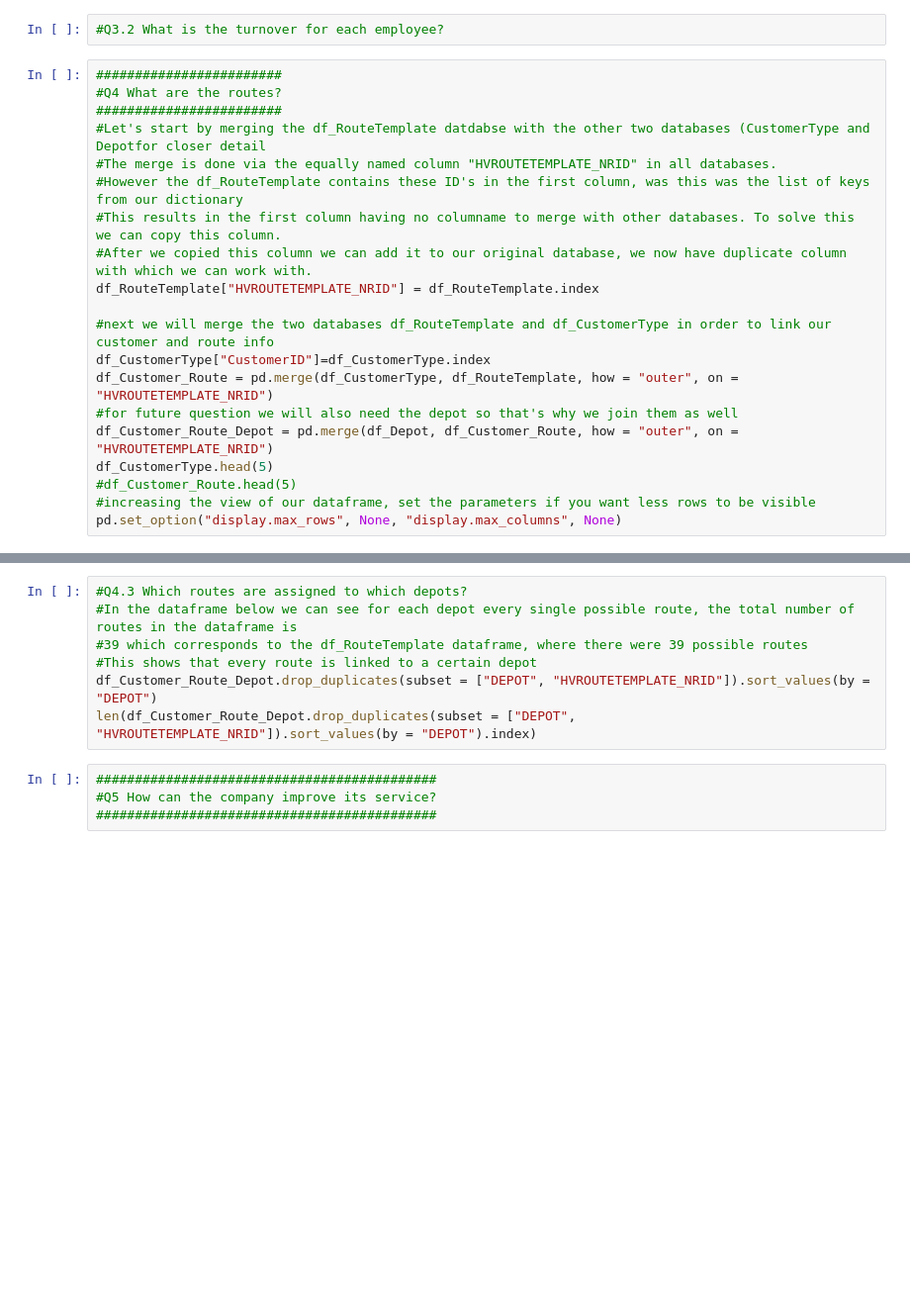
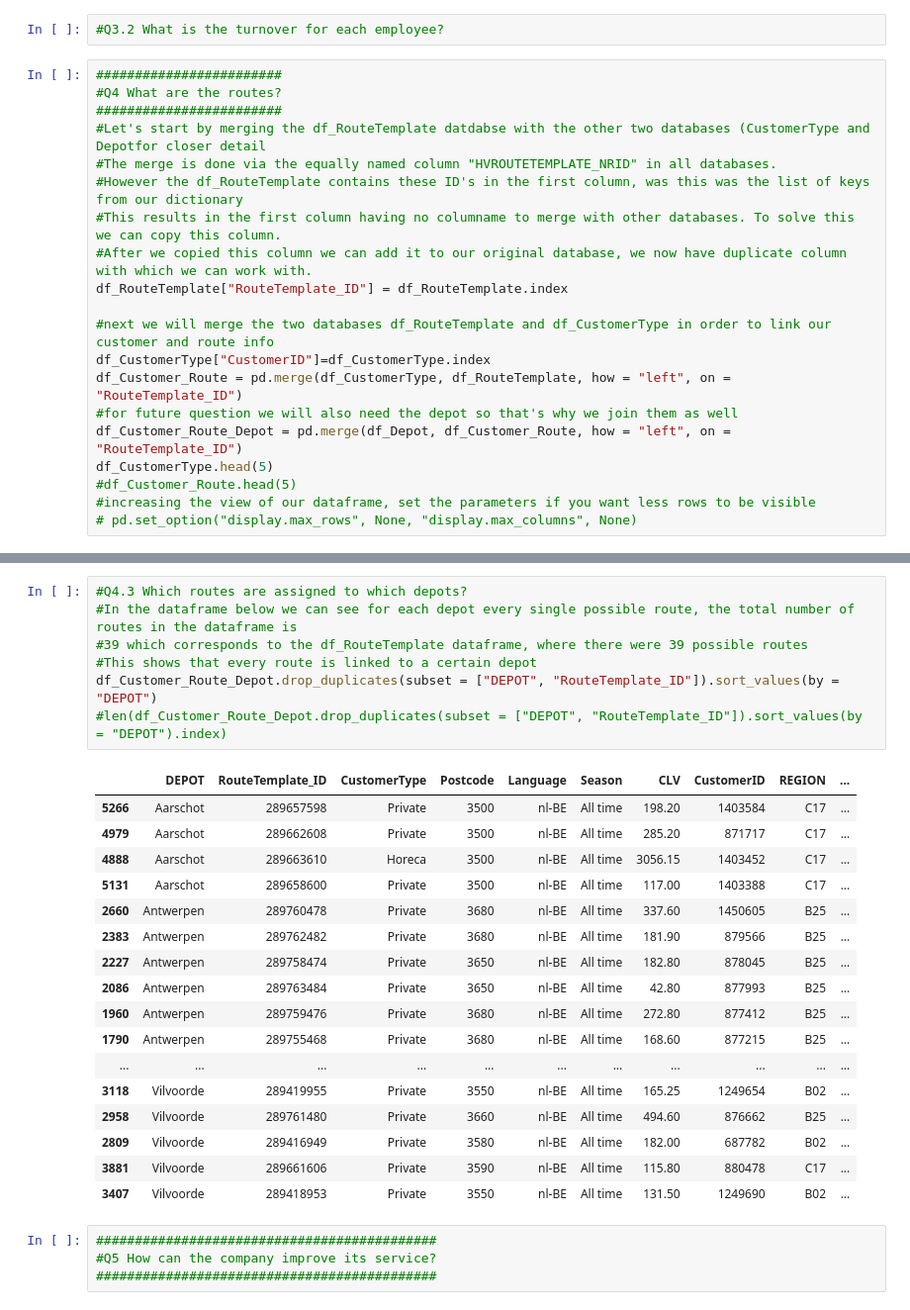
Before and after one commit to atyvaert/CRM-analytics, a Jupyter notebook: PutYourAnwsersHere.ipynb, the cells around one changed output, grey strips where cells are left out. Shown at 99% size. Saved outputs shown, nothing was run; the diff lists cells and outputs as text; blank space fills up the shorter version.

```diff
--- a/PutYourAnwsersHere.ipynb
+++ b/PutYourAnwsersHere.ipynb
@@ -1133,14 +1151,14 @@ array([-4.13136511e-03,  1.25398350e-02, -7.72384949e+02,  0.00000000e+00])
 #However the df_RouteTemplate contains these ID's in the first column, was this was the list of keys from our dictionary
 #This results in the first column having no columname to merge with other databases. To solve this we can copy this column.
 #After we copied this column we can add it to our original database, we now have duplicate column with which we can work with.
-df_RouteTemplate["HVROUTETEMPLATE_NRID"] = df_RouteTemplate.index
+df_RouteTemplate["RouteTemplate_ID"] = df_RouteTemplate.index
 
 #next we will merge the two databases df_RouteTemplate and df_CustomerType in order to link our customer and route info
 df_CustomerType["CustomerID"]=df_CustomerType.index
-df_Customer_Route = pd.merge(df_CustomerType, df_RouteTemplate, how = "outer", on = "HVROUTETEMPLATE_NRID")
+df_Customer_Route = pd.merge(df_CustomerType, df_RouteTemplate, how = "left", on = "RouteTemplate_ID")
 #for future question we will also need the depot so that's why we join them as well
-df_Customer_Route_Depot = pd.merge(df_Depot, df_Customer_Route, how = "outer", on = "HVROUTETEMPLATE_NRID")
+df_Customer_Route_Depot = pd.merge(df_Depot, df_Customer_Route, how = "left", on = "RouteTemplate_ID")
 df_CustomerType.head(5)
 #df_Customer_Route.head(5)
 #increasing the view of our dataframe, set the parameters if you want less rows to be visible
-pd.set_option("display.max_rows", None, "display.max_columns", None)
+# pd.set_option("display.max_rows", None, "display.max_columns", None)
@@ -1164,10 +1212,28 @@ NameError: name 'df_Customer_Route_Depot' is not defined
 # %%
 #Q4.3 Which routes are assigned to which depots?
 #In the dataframe below we can see for each depot every single possible route, the total number of routes in the dataframe is
 #39 which corresponds to the df_RouteTemplate dataframe, where there were 39 possible routes
 #This shows that every route is linked to a certain depot
-df_Customer_Route_Depot.drop_duplicates(subset = ["DEPOT", "HVROUTETEMPLATE_NRID"]).sort_values(by = "DEPOT")
-len(df_Customer_Route_Depot.drop_duplicates(subset = ["DEPOT", "HVROUTETEMPLATE_NRID"]).sort_values(by = "DEPOT").index)
+df_Customer_Route_Depot.drop_duplicates(subset = ["DEPOT", "RouteTemplate_ID"]).sort_values(by = "DEPOT")
+#len(df_Customer_Route_Depot.drop_duplicates(subset = ["DEPOT", "RouteTemplate_ID"]).sort_values(by = "DEPOT").index)
+# %% [output]
+|  | DEPOT | RouteTemplate_ID | CustomerType | Postcode | Language | Season | CLV | CustomerID | REGION | ... |
+| 5266 | Aarschot | 289657598 | Private | 3500 | nl-BE | All time | 198.20 | 1403584 | C17 | ... |
+| 4979 | Aarschot | 289662608 | Private | 3500 | nl-BE | All time | 285.20 | 871717 | C17 | ... |
+| 4888 | Aarschot | 289663610 | Horeca | 3500 | nl-BE | All time | 3056.15 | 1403452 | C17 | ... |
+| 5131 | Aarschot | 289658600 | Private | 3500 | nl-BE | All time | 117.00 | 1403388 | C17 | ... |
+| 2660 | Antwerpen | 289760478 | Private | 3680 | nl-BE | All time | 337.60 | 1450605 | B25 | ... |
+| 2383 | Antwerpen | 289762482 | Private | 3680 | nl-BE | All time | 181.90 | 879566 | B25 | ... |
+| 2227 | Antwerpen | 289758474 | Private | 3650 | nl-BE | All time | 182.80 | 878045 | B25 | ... |
+| 2086 | Antwerpen | 289763484 | Private | 3650 | nl-BE | All time | 42.80 | 877993 | B25 | ... |
+| 1960 | Antwerpen | 289759476 | Private | 3680 | nl-BE | All time | 272.80 | 877412 | B25 | ... |
+| 1790 | Antwerpen | 289755468 | Private | 3680 | nl-BE | All time | 168.60 | 877215 | B25 | ... |
+| ... | ... | ... | ... | ... | ... | ... | ... | ... | ... | ... |
+| 3118 | Vilvoorde | 289419955 | Private | 3550 | nl-BE | All time | 165.25 | 1249654 | B02 | ... |
+| 2958 | Vilvoorde | 289761480 | Private | 3660 | nl-BE | All time | 494.60 | 876662 | B25 | ... |
+| 2809 | Vilvoorde | 289416949 | Private | 3580 | nl-BE | All time | 182.00 | 687782 | B02 | ... |
+| 3881 | Vilvoorde | 289661606 | Private | 3590 | nl-BE | All time | 115.80 | 880478 | C17 | ... |
+| 3407 | Vilvoorde | 289418953 | Private | 3550 | nl-BE | All time | 131.50 | 1249690 | B02 | ... |
 # %%
 ############################################
 #Q5 How can the company improve its service?
```
Also changed, not shown: parts of 10 cells of this notebook.
